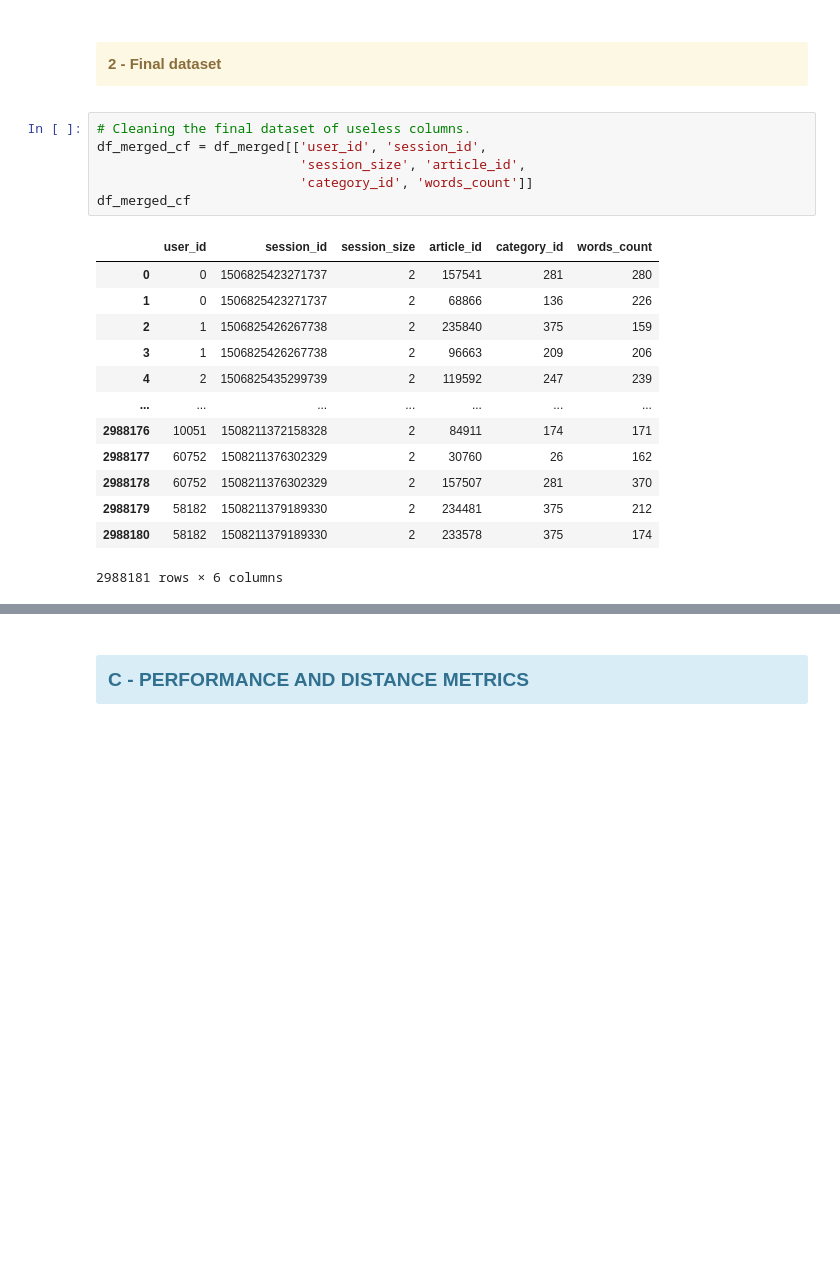
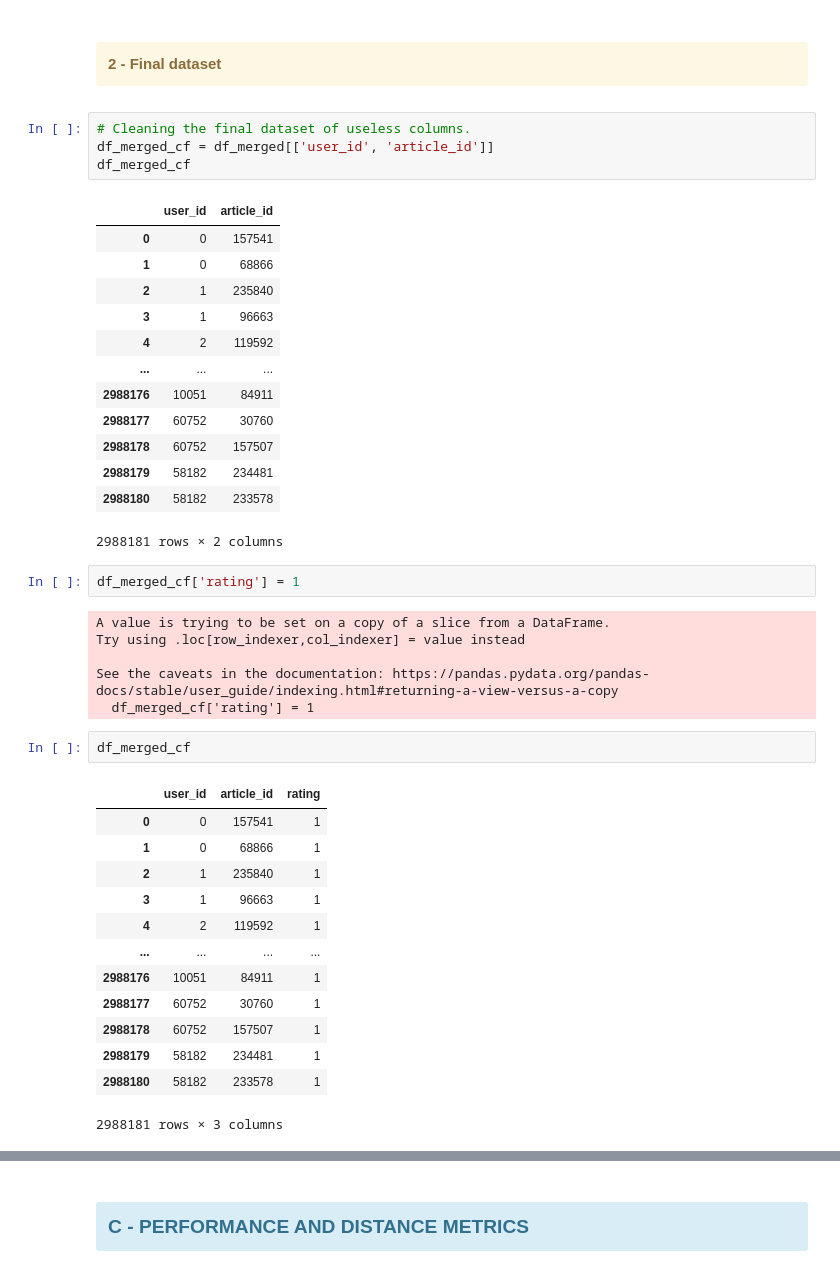
Before and after one commit to jfsubrini/ia-project9, a Jupyter notebook: Subrini_JeanFrancois_2_scripts_012023.ipynb, the cells around one changed output, grey strips where cells are left out. Cells and saved outputs as stored; diff of their text form; blank space fills up the shorter version.

```diff
--- a/Subrini_JeanFrancois_2_scripts_012023.ipynb
+++ b/Subrini_JeanFrancois_2_scripts_012023.ipynb
@@ -848,21 +847,43 @@ Surprise was designed for explicit ratings. We can't use it for content-based da
 2 - Final dataset</div></h4>
 # %%
 # Cleaning the final dataset of useless columns.
-df_merged_cf = df_merged[['user_id', 'session_id',
-                          'session_size', 'article_id',
-                          'category_id', 'words_count']]
+df_merged_cf = df_merged[['user_id', 'article_id']]
 df_merged_cf
 # %% [output]
-|  | user_id | session_id | session_size | article_id | category_id | words_count |
-| 0 | 0 | 1506825423271737 | 2 | 157541 | 281 | 280 |
-| 1 | 0 | 1506825423271737 | 2 | 68866 | 136 | 226 |
-| 2 | 1 | 1506825426267738 | 2 | 235840 | 375 | 159 |
-| 3 | 1 | 1506825426267738 | 2 | 96663 | 209 | 206 |
-| 4 | 2 | 1506825435299739 | 2 | 119592 | 247 | 239 |
-| ... | ... | ... | ... | ... | ... | ... |
-| 2988176 | 10051 | 1508211372158328 | 2 | 84911 | 174 | 171 |
-| 2988177 | 60752 | 1508211376302329 | 2 | 30760 | 26 | 162 |
-| 2988178 | 60752 | 1508211376302329 | 2 | 157507 | 281 | 370 |
-| 2988179 | 58182 | 1508211379189330 | 2 | 234481 | 375 | 212 |
-| 2988180 | 58182 | 1508211379189330 | 2 | 233578 | 375 | 174 |
+|  | user_id | article_id |
+| 0 | 0 | 157541 |
+| 1 | 0 | 68866 |
+| 2 | 1 | 235840 |
+| 3 | 1 | 96663 |
+| 4 | 2 | 119592 |
+| ... | ... | ... |
+| 2988176 | 10051 | 84911 |
+| 2988177 | 60752 | 30760 |
+| 2988178 | 60752 | 157507 |
+| 2988179 | 58182 | 234481 |
+| 2988180 | 58182 | 233578 |
-2988181 rows × 6 columns
+2988181 rows × 2 columns
+# %%
+df_merged_cf['rating'] = 1
+# %% [output]
+A value is trying to be set on a copy of a slice from a DataFrame.
+Try using .loc[row_indexer,col_indexer] = value instead
+
+See the caveats in the documentation: https://pandas.pydata.org/pandas-docs/stable/user_guide/indexing.html#returning-a-view-versus-a-copy
+  df_merged_cf['rating'] = 1
+# %%
+df_merged_cf
+# %% [output]
+|  | user_id | article_id | rating |
+| 0 | 0 | 157541 | 1 |
+| 1 | 0 | 68866 | 1 |
+| 2 | 1 | 235840 | 1 |
+| 3 | 1 | 96663 | 1 |
+| 4 | 2 | 119592 | 1 |
+| ... | ... | ... | ... |
+| 2988176 | 10051 | 84911 | 1 |
+| 2988177 | 60752 | 30760 | 1 |
+| 2988178 | 60752 | 157507 | 1 |
+| 2988179 | 58182 | 234481 | 1 |
+| 2988180 | 58182 | 233578 | 1 |
+2988181 rows × 3 columns
```
Also changed, not shown: parts of 65 cells of this notebook.
